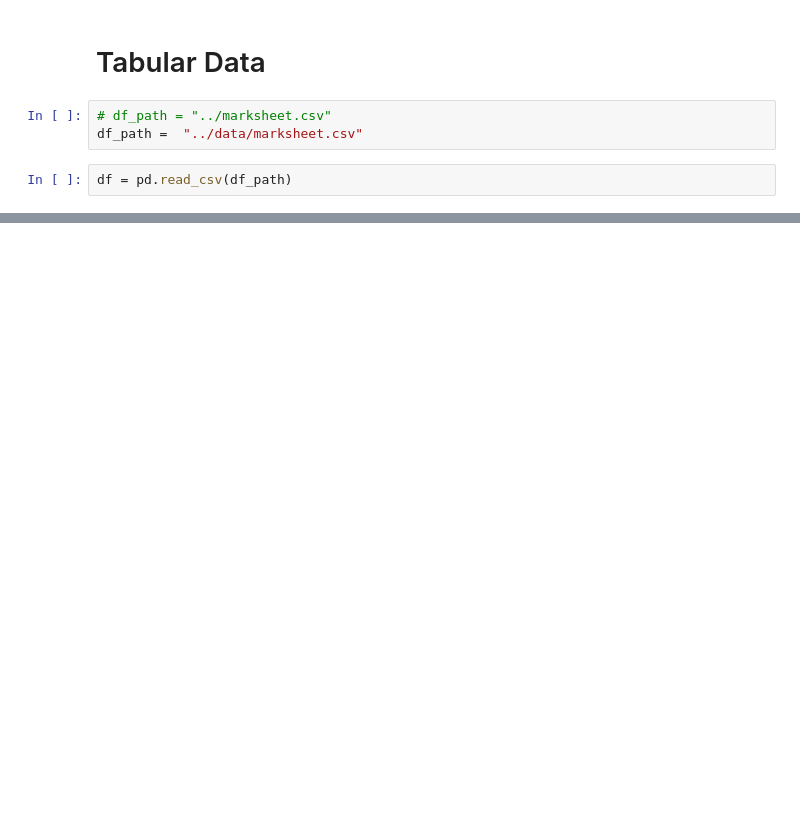
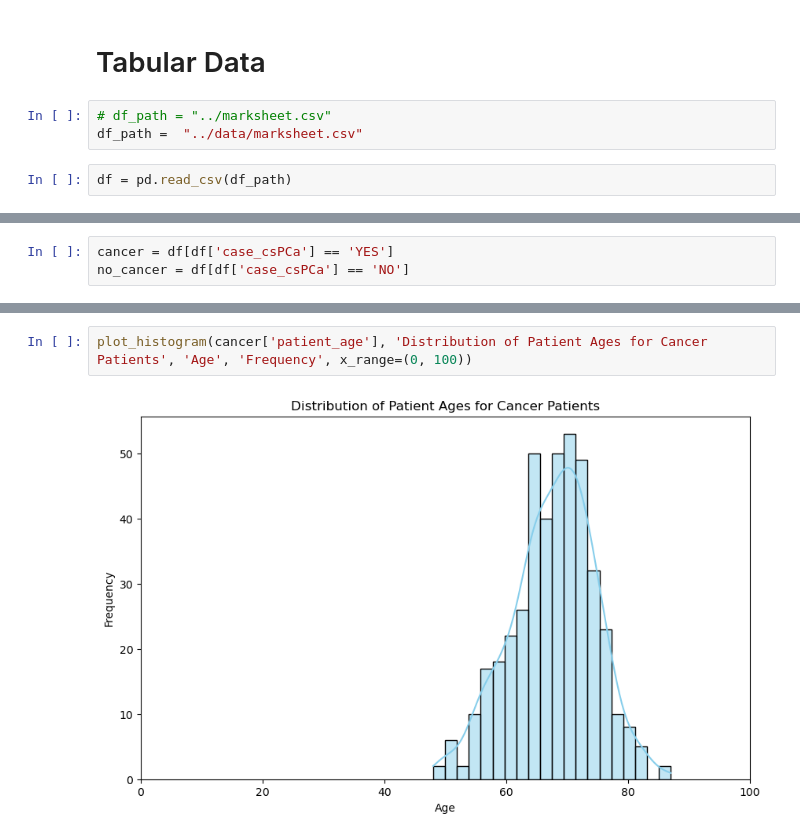
Before and after one commit to Kimberly97llp/cvproject, a Jupyter notebook: EDA.ipynb, the cells around one changed output, grey strips where cells are left out. Drawn from its saved outputs; the diff is of its cells as text; blank space fills up the shorter version.

```diff
--- a/EDA.ipynb
+++ b/EDA.ipynb
@@ -34,0 +85,3 @@ df = pd.read_csv(df_path)
+# %%
+cancer = df[df['case_csPCa'] == 'YES']
+no_cancer = df[df['case_csPCa'] == 'NO']
@@ -34,0 +124,4 @@ df = pd.read_csv(df_path)
+# %%
+plot_histogram(cancer['patient_age'], 'Distribution of Patient Ages for Cancer Patients', 'Age', 'Frequency', x_range=(0, 100))
+# %% [output]
+[figure, added]
```
Also changed, not shown: parts of 13 cells of this notebook, 1 other file.
